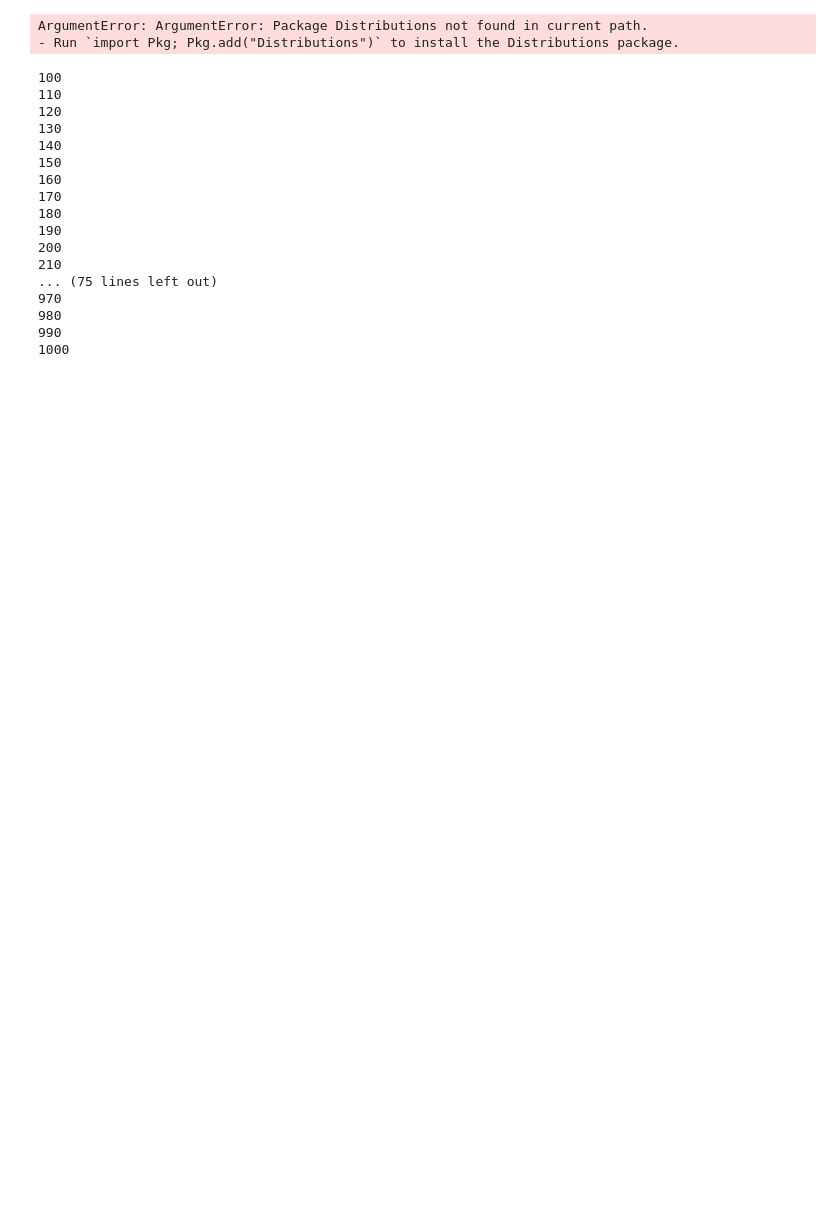
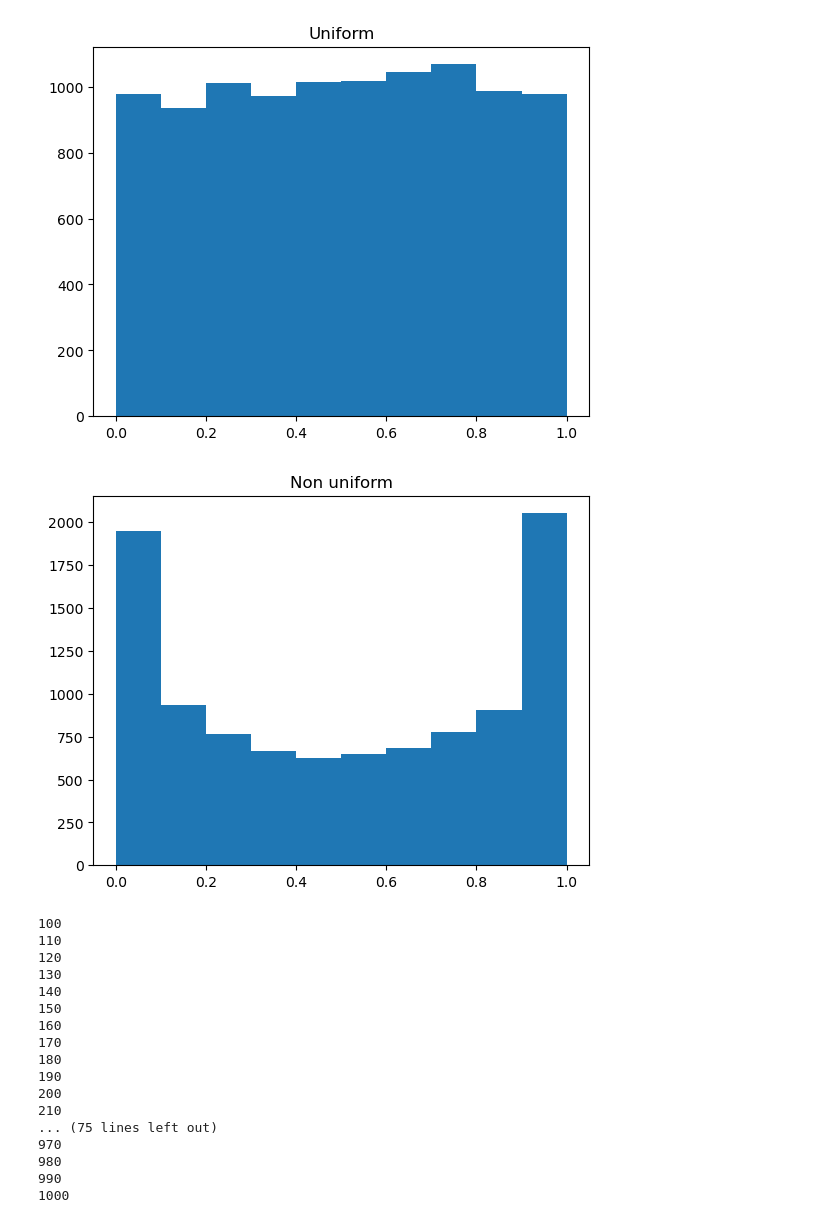
Before and after one commit to pucikplay/MPA, a Jupyter notebook: L2/l2.ipynb, the cells around one changed output. Drawn from its saved outputs; the diff is of its cells as text; code cells hidden in the pictures; blank space fills up the shorter version.

```diff
--- a/L2/l2.ipynb
+++ b/L2/l2.ipynb
@@ -1,16 +1,25 @@
 # %%
 using DataStructures
-using Dates
-using BenchmarkTools
 using Statistics
+using Distributions
+using PyPlot
 
 include("graph.jl")
 include("prim.jl")
 include("kruskal.jl")
 include("utils.jl")
+
+hist(rand(10000))
+title("Uniform")
+display(gcf())
+clf()
+hist([myDist() for _ in 1:10000])
+title("Non uniform")
+display(gcf())
+clf()
 # %% [output]
-ArgumentError: ArgumentError: Package Distributions not found in current path.
-- Run `import Pkg; Pkg.add("Distributions")` to install the Distributions package.
+[figure, added]
+[figure, added]
 # %%
 nMin = 100
 nMax = 1000
```
Also changed, not shown: parts of 10 cells of this notebook.
